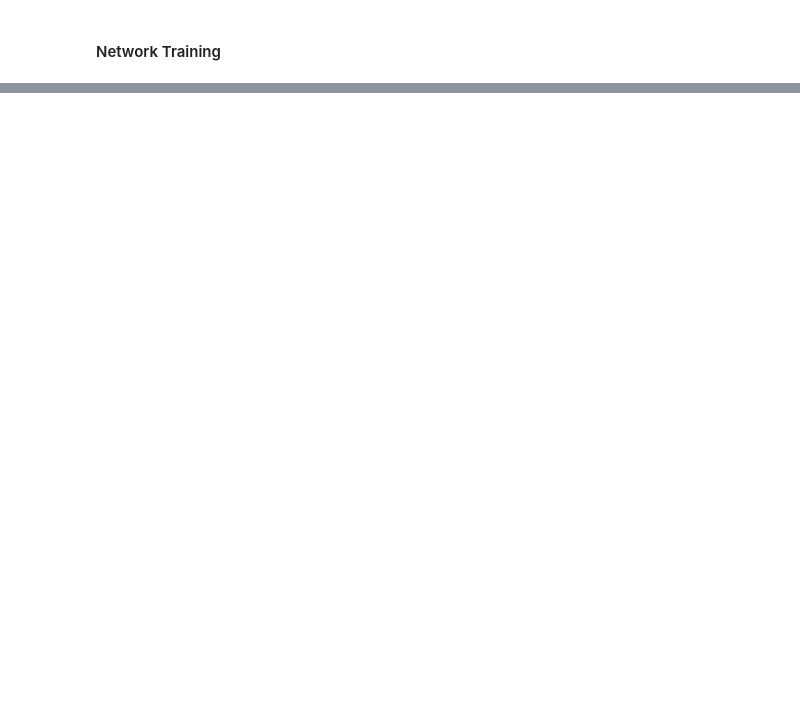
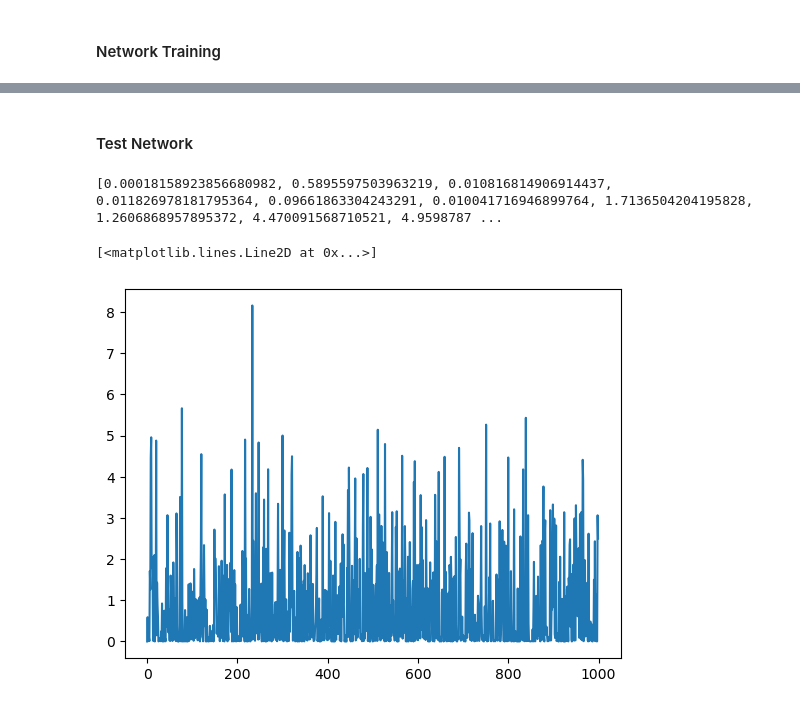
Before and after one commit to mario-ruoff/machine-learning-collection, a Jupyter notebook: neural_network.ipynb, the cells around one changed output, grey strips where cells are left out. Drawn from its saved outputs; the diff is of its cells as text; code cells hidden in the pictures; blank space fills up the shorter version.

```diff
--- a/neural_network.ipynb
+++ b/neural_network.ipynb
@@ -104,0 +105,18 @@ Done
+# %% [markdown]
+#### Test Network
+# %%
+test_outputs = []
+test_losses = []
+for index in range(x_test.shape[0]):
+    output_1 = relu(np.dot(x_test[index], weights_1) + biases_1)
+    output_2 = softmax(np.dot(output_1, weights_2) + biases_2)
+    loss = ce_loss(output_2, y_test_hot[index])
+    test_outputs.append(output_2)
+    test_losses.append(loss)
+
+print(test_losses)
+plt.plot(test_losses)
+# %% [output]
+[0.00018158923856680982, 0.5895597503963219, 0.010816814906914437, 0.011826978181795364, 0.09661863304243291, 0.010041716946899764, 1.7136504204195828, 1.2606868957895372, 4.470091568710521, 4.9598787 ...
+[<matplotlib.lines.Line2D at 0x...>]
+[figure, added]
```
Also changed, not shown: parts of 7 cells of this notebook, 1 other file.
